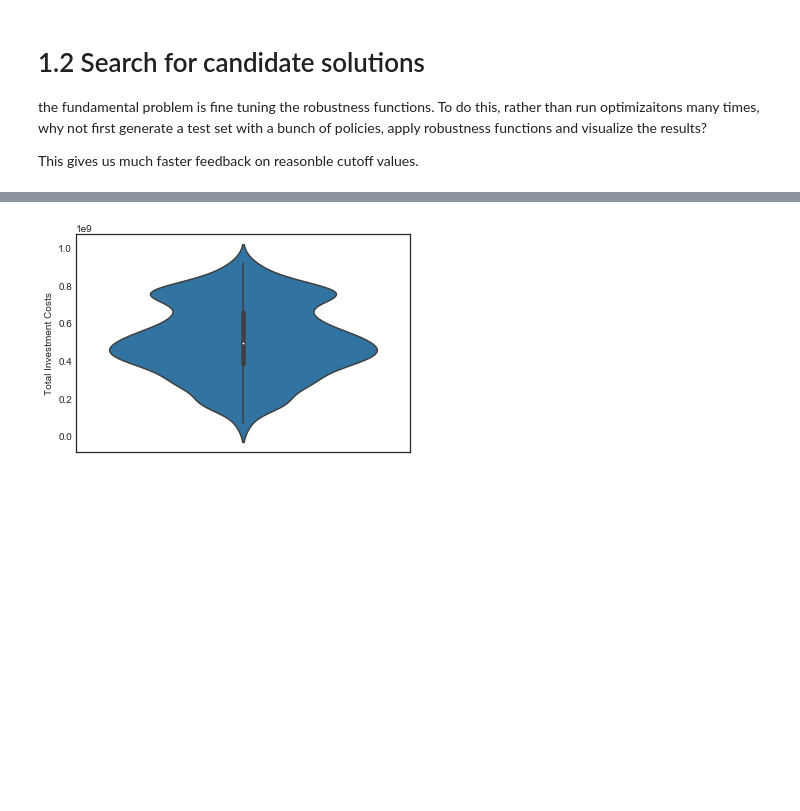
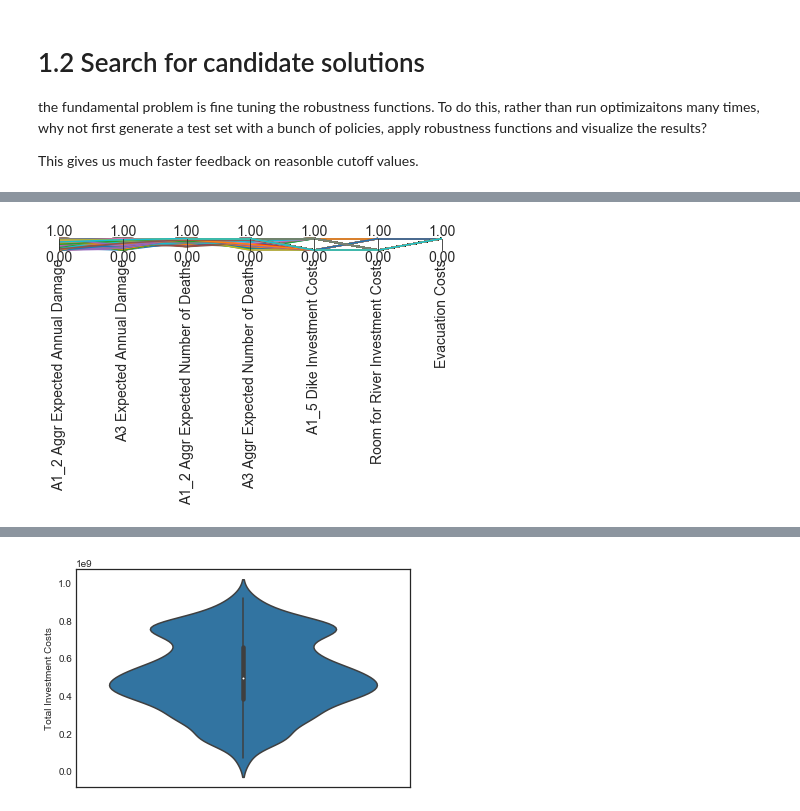
Before and after one commit to herzogrh/EPA1361, a Jupyter notebook: final assignment/Optimization Moro.ipynb, the cells around one changed output, grey strips where cells are left out. Cells and saved outputs as stored; diff of their text form; code cells hidden in the pictures; blank space fills up the shorter version.

```diff
--- a/final assignment/Optimization Moro.ipynb
+++ b/final assignment/Optimization Moro.ipynb
@@ -106,0 +316,54 @@ with MultiprocessingEvaluator(model) as evaluator:
+# %%
+import functools
+
+def robustness(direction, threshold, data):
+    if direction == SMALLER:
+        return np.sum(data<=threshold)/data.shape[0]
+    else:
+        return np.sum(data>=threshold)/data.shape[0]
+
+SMALLER = 'SMALLER'
+
+A1_2_Aggr_Expected_Annual_Damage = functools.partial(robustness, SMALLER, 1e5)
+A3_Expected_Annual_Damage = functools.partial(robustness, SMALLER, 1e5)
+A1_2_Aggr_Expected_Number_of_Deaths = functools.partial(robustness, SMALLER, 1e-2)
+A3_Aggr_Expected_Number_of_Deaths = functools.partial(robustness, SMALLER, 1e-2)
+A1_5_Dike_Investment_Costs = functools.partial(robustness, SMALLER, 3e9) #3e9
+Room_for_River_Investment_Costs = functools.partial(robustness, SMALLER, 6e8) #8e8
+Evacuation_Costs = functools.partial(robustness, SMALLER, 1e8)
+# %%
+from ema_workbench.analysis import parcoords
+
+experiments, outcomes = results
+
+funcs = {'A1_2 Aggr Expected Annual Damage':A1_2_Aggr_Expected_Annual_Damage,
+         'A3 Expected Annual Damage': A3_Expected_Annual_Damage,
+         'A1_2 Aggr Expected Number of Deaths': A1_2_Aggr_Expected_Number_of_Deaths,
+         'A3 Aggr Expected Number of Deaths':A3_Aggr_Expected_Number_of_Deaths,
+         'A1_5 Dike Investment Costs':A1_5_Dike_Investment_Costs,
+         'Room for River Investment Costs':Room_for_River_Investment_Costs,
+         'Evacuation Costs':Evacuation_Costs
+        }
+
+total_scores = {}
+for policy in np.unique(experiments['policy']):
+    scores = {}
+    logical = experiments['policy'] == policy
+
+    temp_outcomes = {k:v[logical] for k,v in outcomes.items()}
+
+    for k, v in temp_outcomes.items():
+        score = funcs[k](v)
+        scores[k] = score
+    total_scores[policy] = scores
+
+data_scored = pd.DataFrame(total_scores).T.reset_index(drop=True)
+limits = parcoords.get_limits(data_scored)
+limits.loc[0, :] = 0
+limits.loc[1, :] = 1
+
+paraxes = parcoords.ParallelAxes(limits)
+paraxes.plot(data_scored)
+plt.show()
+# %% [output]
+[figure, added]
```
Also changed, not shown: parts of 34 cells of this notebook, 6 other files.
